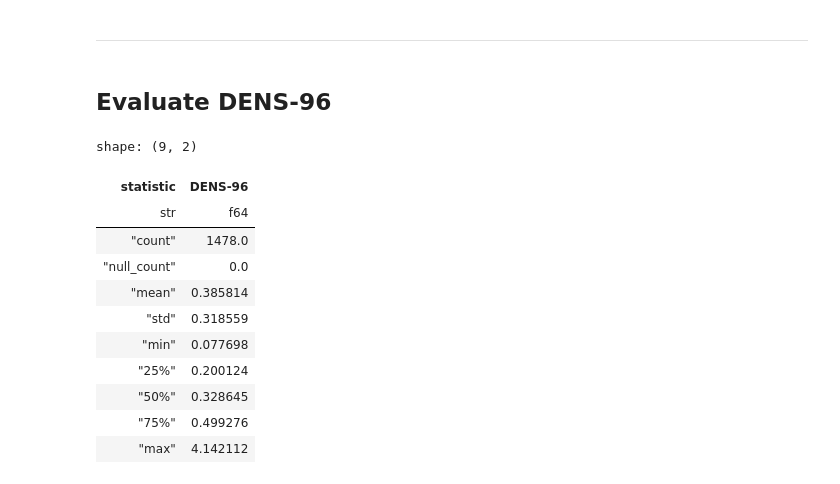
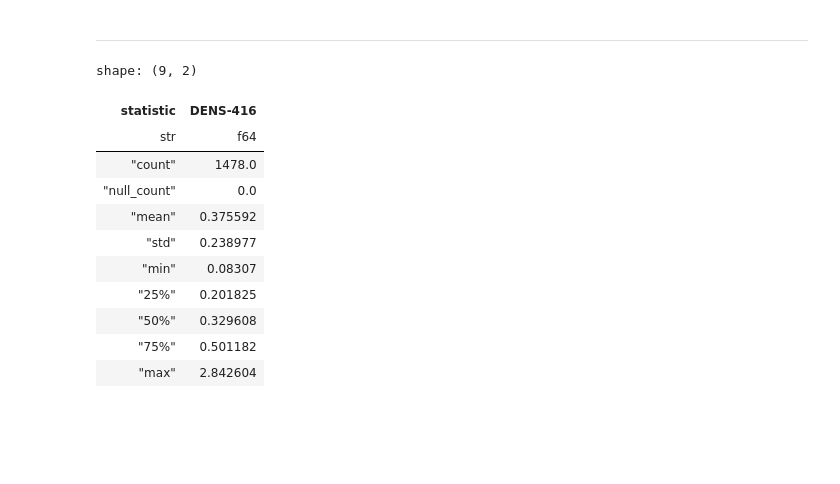
Before and after one commit to joachxm/kaggle, a Jupyter notebook: store-sales/store-sales.ipynb, the cells around one changed output. Cells and saved outputs as stored; diff of their text form; code cells hidden in the pictures; blank space fills up the shorter version.

```diff
--- a/store-sales/store-sales.ipynb
+++ b/store-sales/store-sales.ipynb
@@ -665,3 +773,6 @@ def train(model: tf.keras.Model, ds: KeysDatasets):
+# %%
+TRAIN_EPOCHS = 10
+TRAIN_EPOCH_SPLIT = 20
 # %%
 def plot_training_history(model_name: str) -> go.Figure:
     df = pl.read_csv(os.path.join("log", "history", f"{model_name}.csv"))
@@ -693,0 +810,5 @@ def plot_training_history(model_name: str) -> go.Figure:
+# %%
+%%script echo skipping
+
+model = make_dense_model(*(4, 16), input_length=64)
+train(model, kds[64], epochs=TRAIN_EPOCHS, epoch_split=TRAIN_EPOCH_SPLIT)
@@ -763,5 +873,3 @@ def predict(model: tf.keras.Model, key: str, input_length: int) -> pl.DataFrame:
     return pred_df
 # %% [markdown]
 ---
-# %% [markdown]
-## Evaluate DENS-96
@@ -770,31 +876,34 @@ def predict(model: tf.keras.Model, key: str, input_length: int) -> pl.DataFrame:
-# %%
-model = models["DENS-96"]
-_ = model.evaluate(kds[96].valid)
 # %%
-preds = pl.DataFrame({f"{key}": predict(model, key, 96) for key in dataframes.keys()})
+def evaluate_model(model: tf.keras.Model, input_length: int) -> pl.DataFrame:
+    preds = pl.DataFrame(
+        {f"{key}": predict(model, key, input_length) for key in dataframes.keys()}
+    )
 
-rmsle_df = pl.DataFrame(
-    {
-        f"{key}": LOSS(
-            tf.squeeze(preds[f"{key}"]),
-            tf.squeeze(dataframes[key].tail(TARGET_LENGTH)["sales"]),
-        )
-        ** 0.5
-        for key in dataframes.keys()
-    }
-)
+    rmsle_df = pl.DataFrame(
+        {
+            f"{key}": LOSS(
+                tf.squeeze(preds[f"{key}"]),
+                tf.squeeze(dataframes[key].tail(TARGET_LENGTH)["sales"]),
+            )
+            ** 0.5
+            for key in dataframes.keys()
+        }
+    )
+
+    return rmsle_df.transpose(column_names=[model.name]).describe()
-# %%
-rmsle_df.transpose(column_names=["DENS-96"]).describe()
-# %% [output]
-shape: (9, 2)
-| statistic | DENS-96 |
-| str | f64 |
-| "count" | 1478.0 |
-| "null_count" | 0.0 |
-| "mean" | 0.385814 |
-| "std" | 0.318559 |
-| "min" | 0.077698 |
-| "25%" | 0.200124 |
-| "50%" | 0.328645 |
-| "75%" | 0.499276 |
-| "max" | 4.142112 |
+# %%
+model = tf.keras.models.load_model("models/DENS-416.keras", safe_mode=False)
+evaluate_model(model, input_length=64)
+# %% [output]
+shape: (9, 2)
+| statistic | DENS-416 |
+| str | f64 |
+| "count" | 1478.0 |
+| "null_count" | 0.0 |
+| "mean" | 0.375592 |
+| "std" | 0.238977 |
+| "min" | 0.08307 |
+| "25%" | 0.201825 |
+| "50%" | 0.329608 |
+| "75%" | 0.501182 |
+| "max" | 2.842604 |
```
Also changed, not shown: parts of 65 cells of this notebook, 19 other files.
